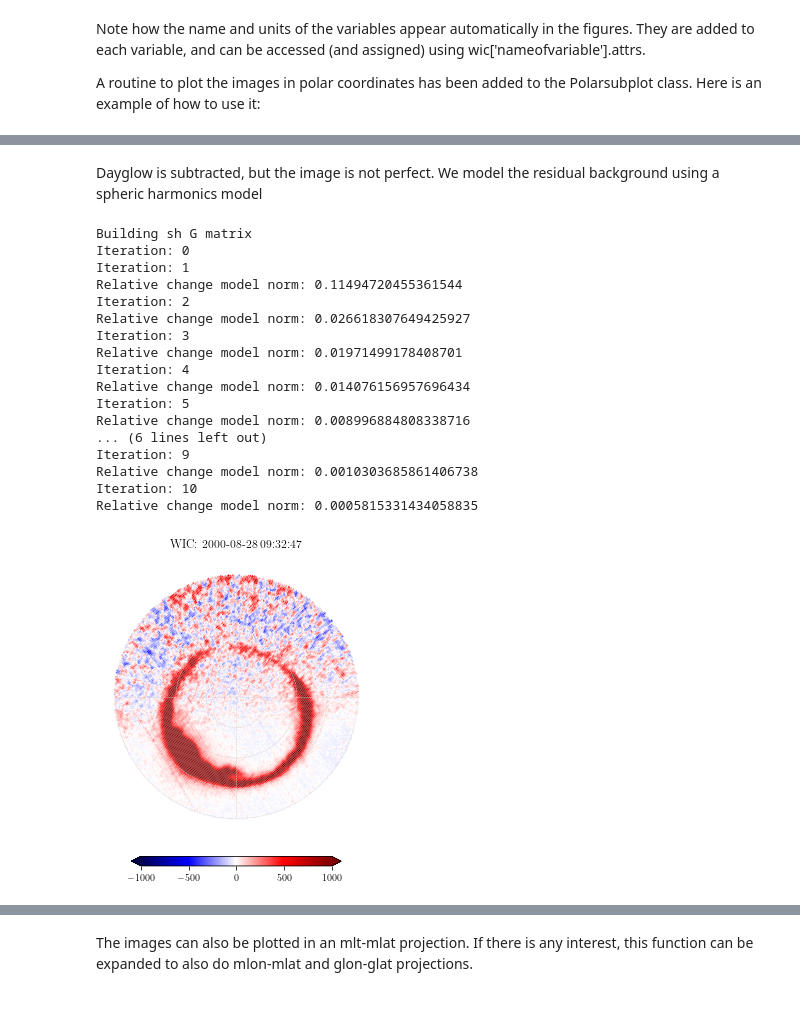
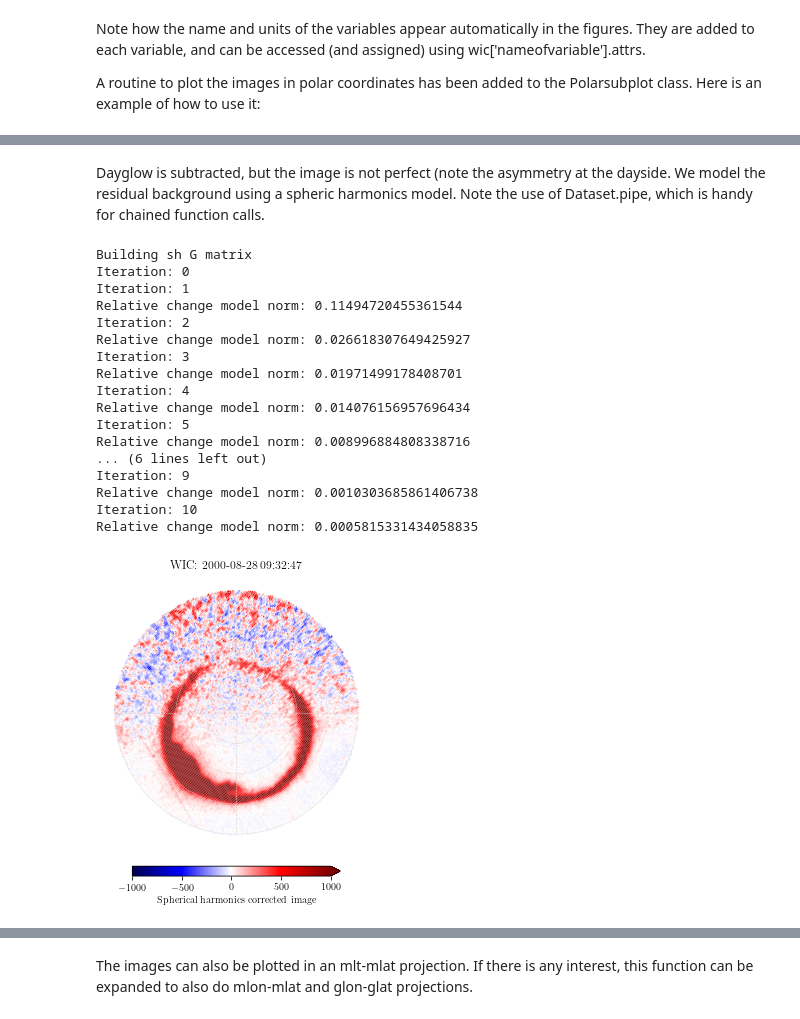
Before and after one commit to aohma/fuvpy, a Jupyter notebook: notebooks/fuvpyExample.ipynb, the cells around one changed output, grey strips where cells are left out. Cells and saved outputs as stored; diff of their text form; code cells hidden in the pictures.

Commit message:
simplified function names and updated example notebook

```diff
--- a/notebooks/fuvpyExample.ipynb
+++ b/notebooks/fuvpyExample.ipynb
@@ -14,11 +13,10 @@ import warnings
 import matplotlib.pyplot as plt
 from polplot import pp
 
-# %matplotlib notebook
 
 path = '../data/wicFiles/'
 wicfiles = glob.glob(path + '*.idl')
-wic = fuv.readFUVimage(wicfiles)
+wic = fuv.readImg(wicfiles)
 wic
 # %% [output]
 Bad key "text.kerning_factor" on line 4 in
@@ -53,5 +51,5 @@ wic.sel(date='2000-08-28 09:28:42')['img'].plot()
 # %%
-wic = fuv.getFUVrayleigh(wic,'img')
+wic = fuv.getRayleigh(wic,'img')
 wic.isel(date=[0,2,4,7])['imgR'].plot(x='col', y='row', col='date', col_wrap=2,robust=True)
 # %% [output]
 <xarray.plot.facetgrid.FacetGrid at 0x...>
@@ -90,6 +88,6 @@ Time to remove the dayglow, using the offset-corrected image. Going retro, we al
 # %%
-wic = fuv.makeFUVdayglowModel(wic,transform='log',tOrder=0)
-fuv.showFUVdayglowModel(wic.isel(date=6),cmap=fuv.getIMAGEcmap())
+wic = fuv.makeDGmodel(wic,transform='log',tOrder=0)
+fuv.showDGmodel(wic.isel(date=6),cmap=fuv.getIMAGEcmap())
 # %% [output]
 Building dayglow G matrix
 Iteration: 0
@@ -105,36 +103,38 @@ Relative change model norm 0.0004735554718555971
 # %% [markdown]
-Dayglow is subtracted, but the image is not perfect. We model the residual background using a spheric harmonics model
+Dayglow is subtracted, but the image is not perfect (note the asymmetry at the dayside. We model the residual background using a spheric harmonics model. Note the use of Dataset.pipe, which is handy for chained function calls.
 # %%
-wic = fuv.makeFUVshModel(wic,4,4,order=0)
+wic = wic.pipe(fuv.makeSHmodel,4,4,order=0)
 
 fig = plt.figure(figsize=(4,5))
 ax = plt.subplot2grid((10, 1), (0, 0),rowspan=9)
 pax = pp(ax)
-fuv.showFUVimg(wic.isel(date=6),'shimg',pax=pax,crange=(-1000,1000),cmap='seismic')
+fuv.showImg(wic.isel(date=6),'shimg',pax=pax,crange=(-1000,1000),cmap='seismic')
 
 cax = plt.subplot2grid((10, 10), (9, 1),rowspan=1,colspan=8)
 cax.axis('off')
-cbar = plt.colorbar(pax.ax.collections[0],orientation='horizontal',ax=cax,fraction=1,extend='both')
+cbar = plt.colorbar(pax.ax.collections[0],orientation='horizontal',ax=cax,fraction=1,extend='max')
+cbar.set_label('{}'.format(wic['shimg'].attrs['long_name']))
 
 ax.set_title(wic['id'].values.tolist() + ': ' +
              wic.isel(date=2)['date'].dt.strftime('%Y-%m-%d %H:%M:%S').values.tolist())
+# It should really be possible to simplify this line
 plt.tight_layout()
 # %% [output]
 Building sh G matrix
 Iteration: 0
 Iteration: 1
 Relative change model norm: 0.11494720455361544
 Iteration: 2
 Relative change model norm: 0.026618307649425927
 Iteration: 3
 Relative change model norm: 0.01971499178408701
 Iteration: 4
 Relative change model norm: 0.014076156957696434
 Iteration: 5
 Relative change model norm: 0.008996884808338716
 ... (6 lines left out)
 Iteration: 9
 Relative change model norm: 0.0010303685861406738
 Iteration: 10
 Relative change model norm: 0.0005815331434058835
-[figure, old version]
+[figure, new version]
```
Also changed, not shown: parts of 18 cells of this notebook, 2 other files.
